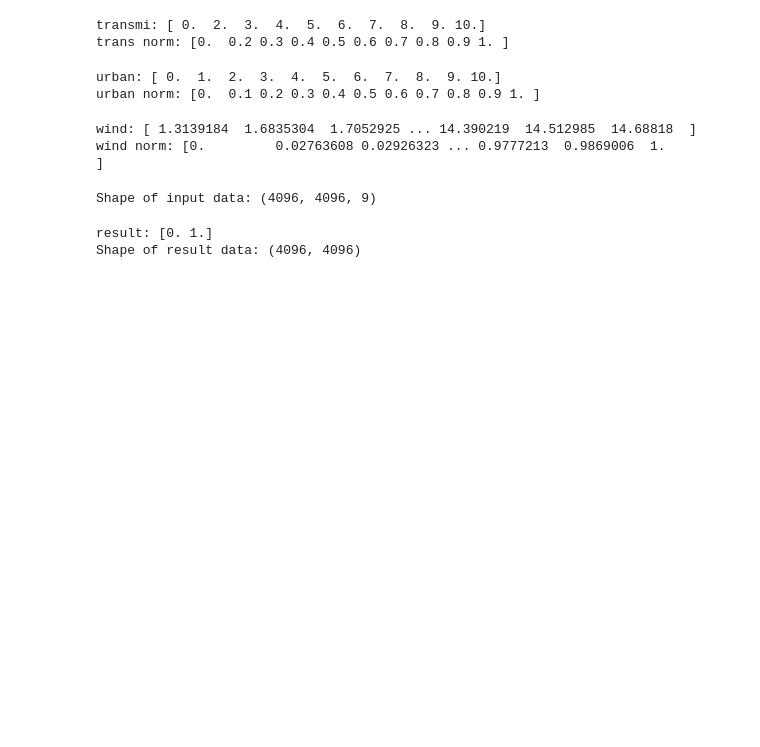
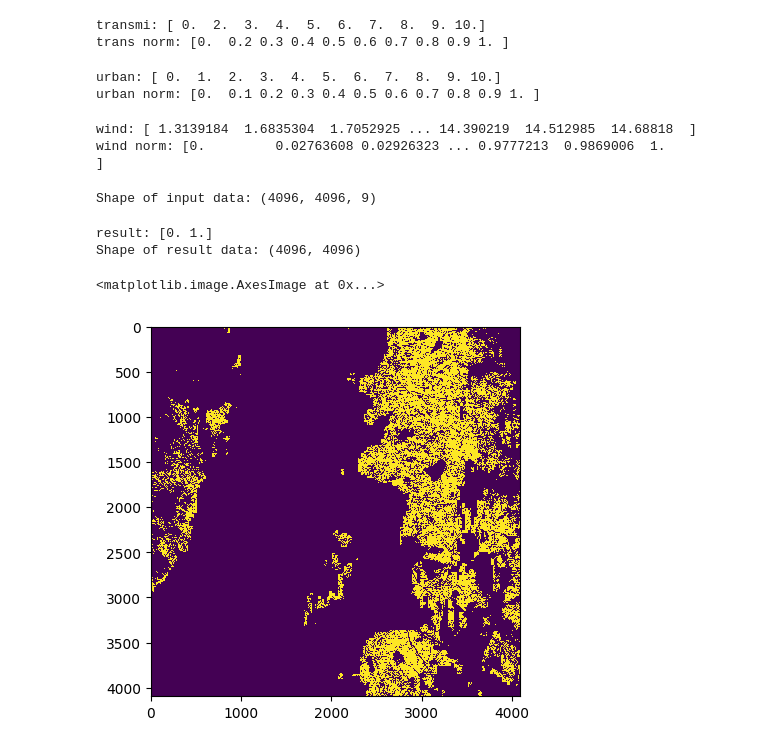
Before and after one commit to AmJustCJ/FinalYearProjectWork, a Jupyter notebook: FYP.ipynb, the cells around one changed output. Cells and saved outputs as stored; diff of their text form; code cells hidden in the pictures; blank space fills up the shorter version.

```diff
--- a/FYP.ipynb
+++ b/FYP.ipynb
@@ -189,13 +191,17 @@ print("Shape of input data:", input_data.shape)
 Shape of input data: (4096, 4096, 9)
 # %%
 #Prepare output data, the result
-result_im = rio.open('/content/2SquareResult.tif')
+result_im = rio.open('/content/drive/MyDrive/FYP_data/2SquareResult.tif')
 result_data = result_im.read(1)
 print("result:", np.unique(result_data))
 print("Shape of result data:", result_data.shape)
+
+plt.imshow(result_data, interpolation='nearest')
 # %% [output]
 result: [0. 1.]
 Shape of result data: (4096, 4096)
+<matplotlib.image.AxesImage at 0x...>
+[figure, added]
 # %%
 #Split input data(4096x4096x9 into a 256x256x9 array, and store in input_patches, should have 256 array in the list)
 input_patches = get_patch(input_data)
```
Also changed, not shown: parts of 32 cells of this notebook.
